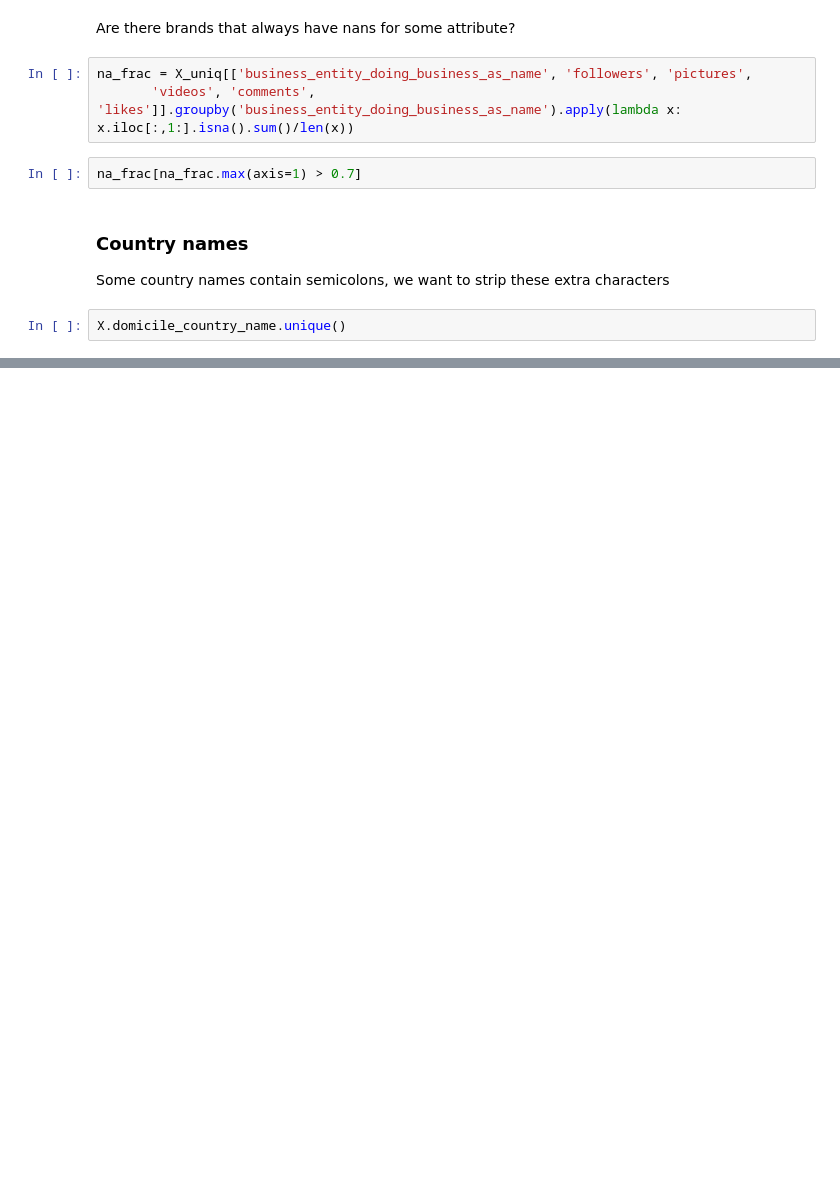
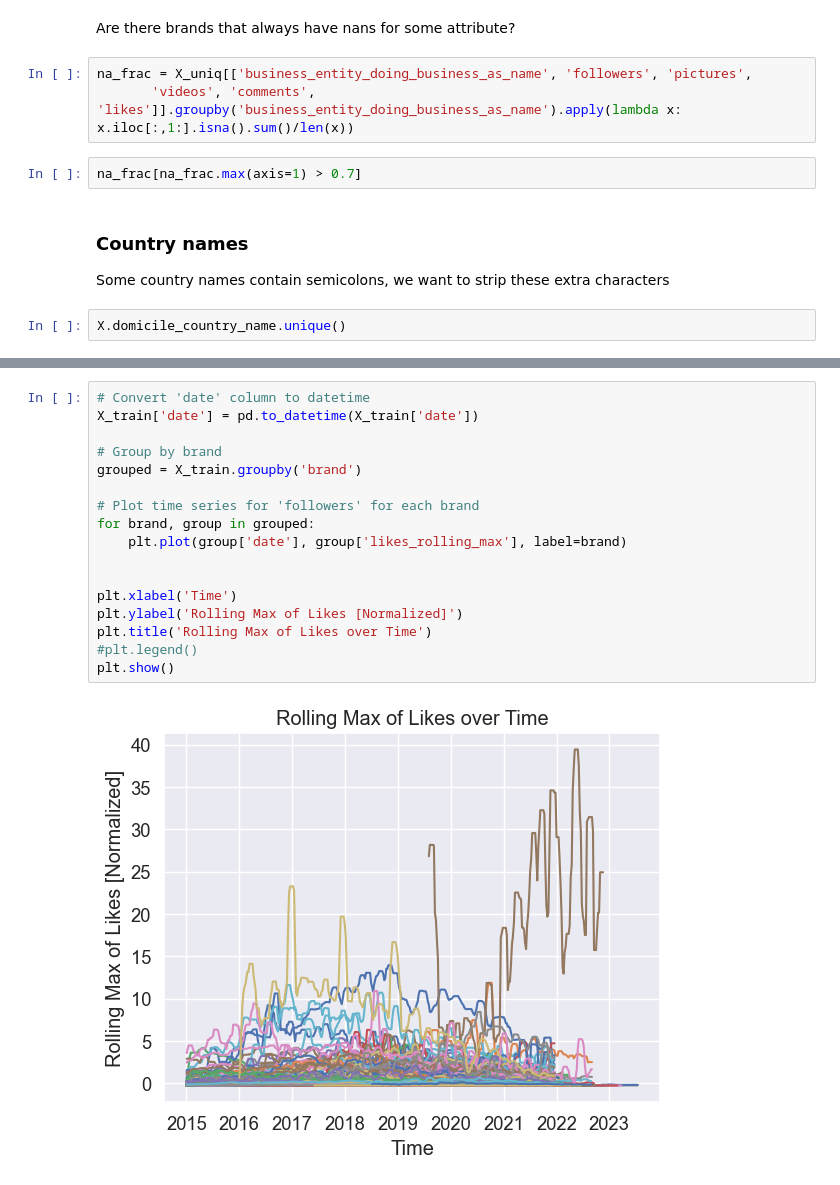
Before and after one commit to davhofer/datathon24, a Jupyter notebook: notebooks/data_exploration.ipynb, the cells around one changed output, grey strips where cells are left out. Saved outputs shown, nothing was run; the diff lists cells and outputs as text; blank space fills up the shorter version.

```diff
--- a/notebooks/data_exploration.ipynb
+++ b/notebooks/data_exploration.ipynb
@@ -128,0 +251,19 @@ X.domicile_country_name.unique()
+# %%
+# Convert 'date' column to datetime
+X_train['date'] = pd.to_datetime(X_train['date'])
+
+# Group by brand
+grouped = X_train.groupby('brand')
+
+# Plot time series for 'followers' for each brand
+for brand, group in grouped:
+    plt.plot(group['date'], group['likes_rolling_max'], label=brand)
+
+
+plt.xlabel('Time')
+plt.ylabel('Rolling Max of Likes [Normalized]')
+plt.title('Rolling Max of Likes over Time')
+#plt.legend()
+plt.show()
+# %% [output]
+[figure, added]
```
Also changed, not shown: parts of 27 cells of this notebook.
